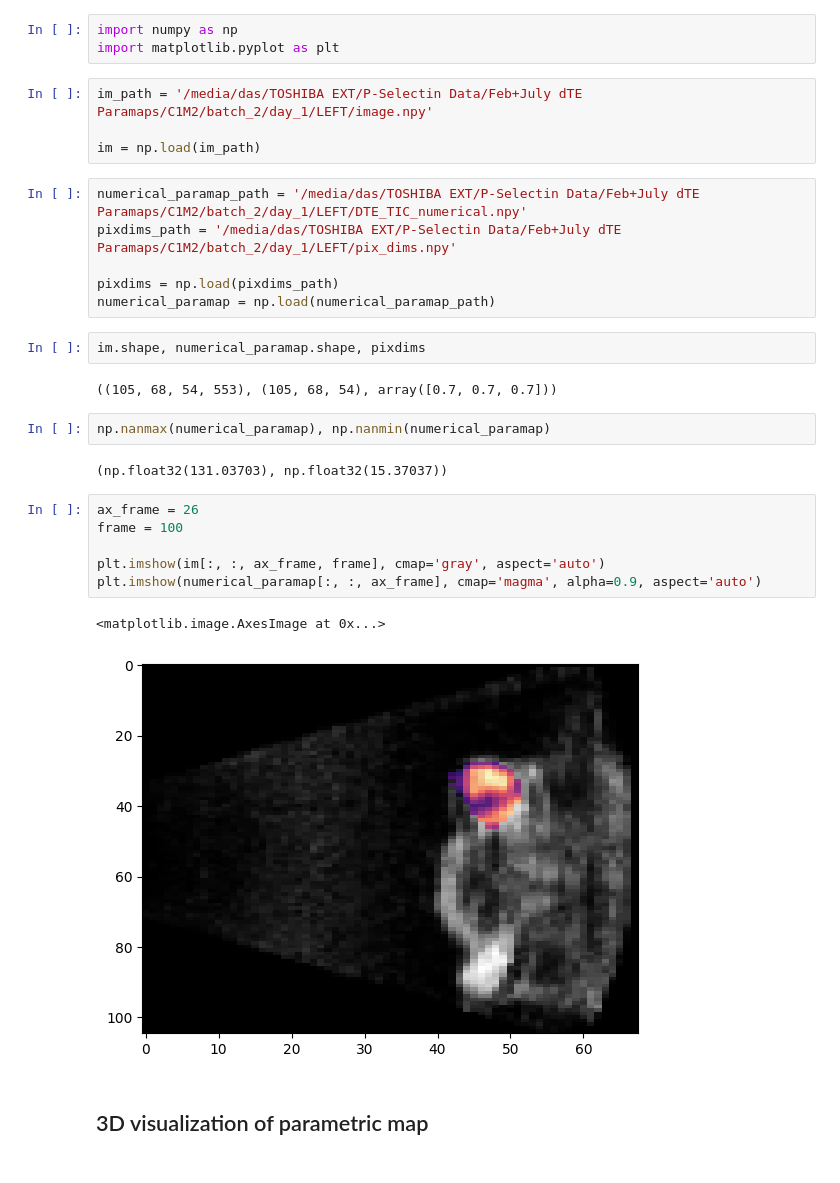
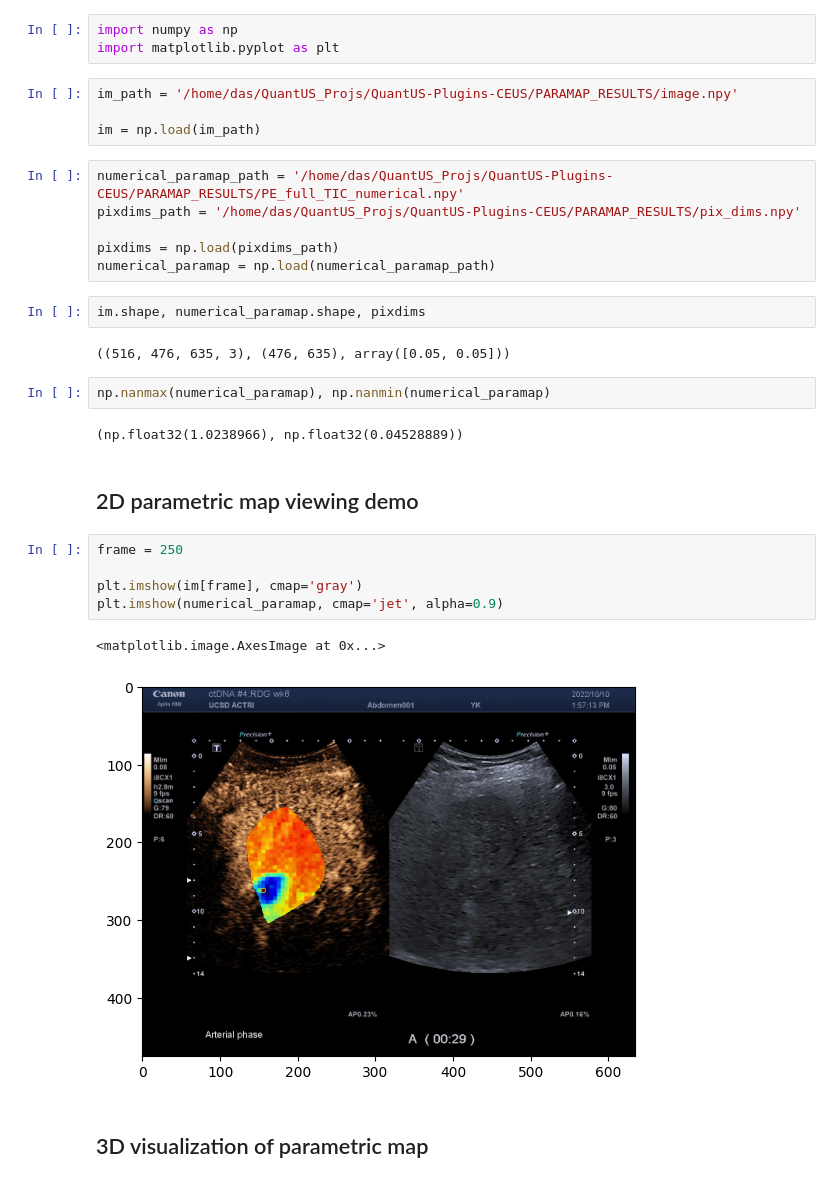
Before and after one commit to TUL-Dev/QuantUS-Plugins-CEUS, a Jupyter notebook: CLI-Demos/paramaps_viewing_demo.ipynb, the cells around one changed output. Saved outputs shown, nothing was run; the diff lists cells and outputs as text.

Commit message:
implemented 2D resampling, added 2d paramap exs

```diff
--- a/CLI-Demos/paramaps_viewing_demo.ipynb
+++ b/CLI-Demos/paramaps_viewing_demo.ipynb
@@ -9,32 +9,33 @@ also be used to make a new visualization with a different colormap.
 import numpy as np
 import matplotlib.pyplot as plt
 # %%
-im_path = '/media/das/TOSHIBA EXT/P-Selectin Data/Feb+July dTE Paramaps/C1M2/batch_2/day_1/LEFT/image.npy'
+im_path = '/home/das/QuantUS_Projs/QuantUS-Plugins-CEUS/PARAMAP_RESULTS/image.npy'
 
 im = np.load(im_path)
 # %%
-numerical_paramap_path = '/media/das/TOSHIBA EXT/P-Selectin Data/Feb+July dTE Paramaps/C1M2/batch_2/day_1/LEFT/DTE_TIC_numerical.npy'
-pixdims_path = '/media/das/TOSHIBA EXT/P-Selectin Data/Feb+July dTE Paramaps/C1M2/batch_2/day_1/LEFT/pix_dims.npy'
+numerical_paramap_path = '/home/das/QuantUS_Projs/QuantUS-Plugins-CEUS/PARAMAP_RESULTS/PE_full_TIC_numerical.npy'
+pixdims_path = '/home/das/QuantUS_Projs/QuantUS-Plugins-CEUS/PARAMAP_RESULTS/pix_dims.npy'
 
 pixdims = np.load(pixdims_path)
 numerical_paramap = np.load(numerical_paramap_path)
 # %%
 im.shape, numerical_paramap.shape, pixdims
 # %% [output]
-((105, 68, 54, 553), (105, 68, 54), array([0.7, 0.7, 0.7]))
+((516, 476, 635, 3), (476, 635), array([0.05, 0.05]))
 # %%
 np.nanmax(numerical_paramap), np.nanmin(numerical_paramap)
 # %% [output]
-(np.float32(131.03703), np.float32(15.37037))
+(np.float32(1.0238966), np.float32(0.04528889))
+# %% [markdown]
+## 2D parametric map viewing demo
 # %%
-ax_frame = 26
-frame = 100
+frame = 250
 
-plt.imshow(im[:, :, ax_frame, frame], cmap='gray', aspect='auto')
-plt.imshow(numerical_paramap[:, :, ax_frame], cmap='magma', alpha=0.9, aspect='auto')
+plt.imshow(im[frame], cmap='gray')
+plt.imshow(numerical_paramap, cmap='jet', alpha=0.9)
 # %% [output]
 <matplotlib.image.AxesImage at 0x...>
-[figure, old version]
+[figure, new version]
 # %% [markdown]
 ## 3D visualization of parametric map
 # %%
```
Also changed, not shown: 8 other files.
